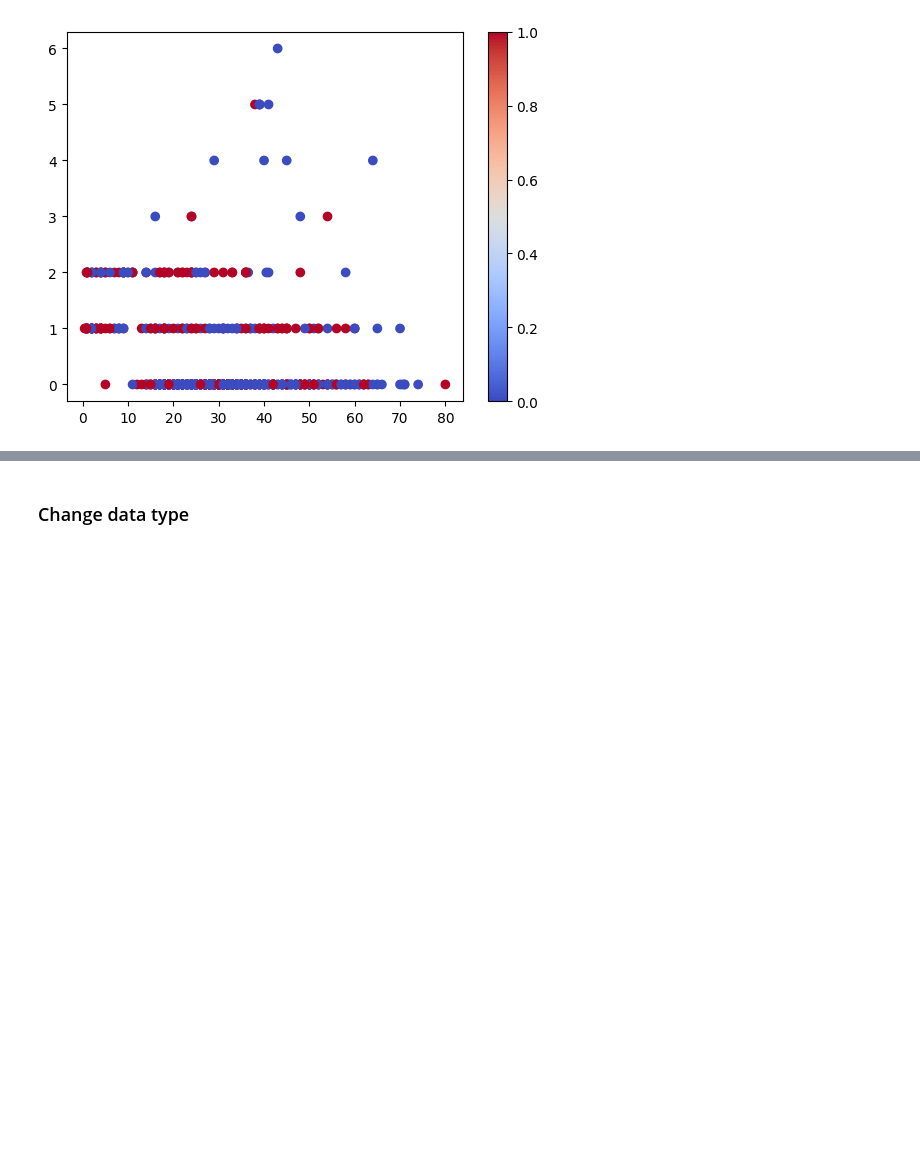
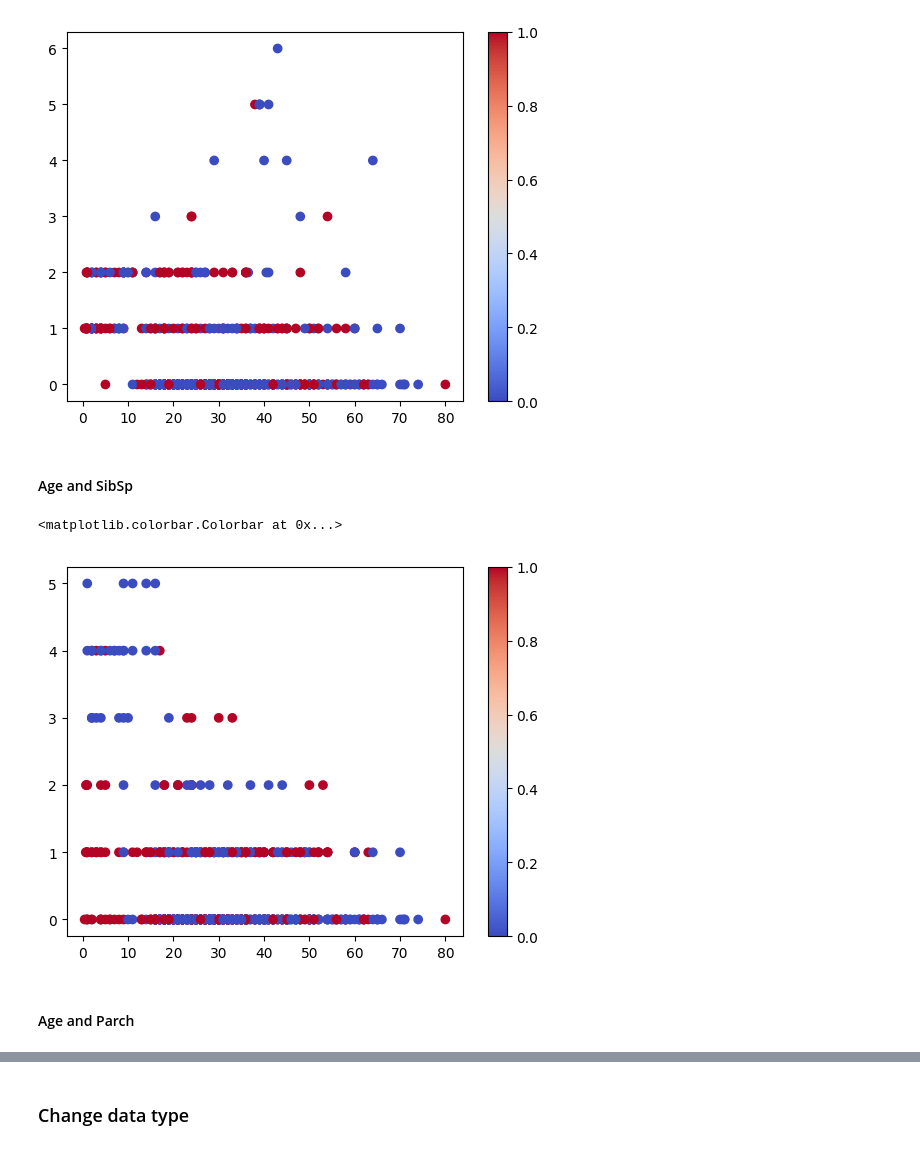
Before and after one commit to quihuynhlediem/titanic-data-visualization, a Jupyter notebook: main.ipynb, the cells around one changed output, grey strips where cells are left out. Cells and saved outputs as stored; diff of their text form; code cells hidden in the pictures; blank space fills up the shorter version.

Commit message:
Visualize for 4 var

```diff
--- a/main.ipynb
+++ b/main.ipynb
@@ -101,3 +109,13 @@ plt.colorbar()
 # %% [output]
 <matplotlib.colorbar.Colorbar at 0x...>
 [figure]
+# %% [markdown]
+#### Age and SibSp
+# %%
+plt.scatter(data["Age"], data["SibSp"], c = data["Survived"], cmap="coolwarm")
+plt.colorbar()
+# %% [output]
+<matplotlib.colorbar.Colorbar at 0x...>
+[figure, added]
+# %% [markdown]
+#### Age and Parch
```
Also changed, not shown: parts of 9 cells of this notebook, 3 other files.
